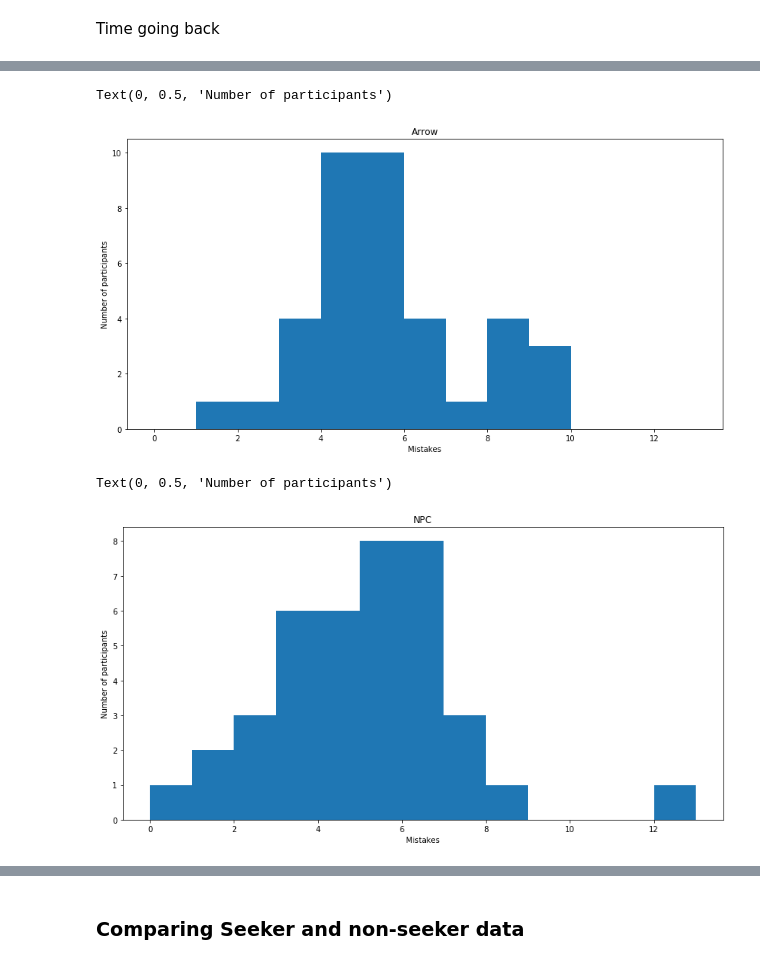
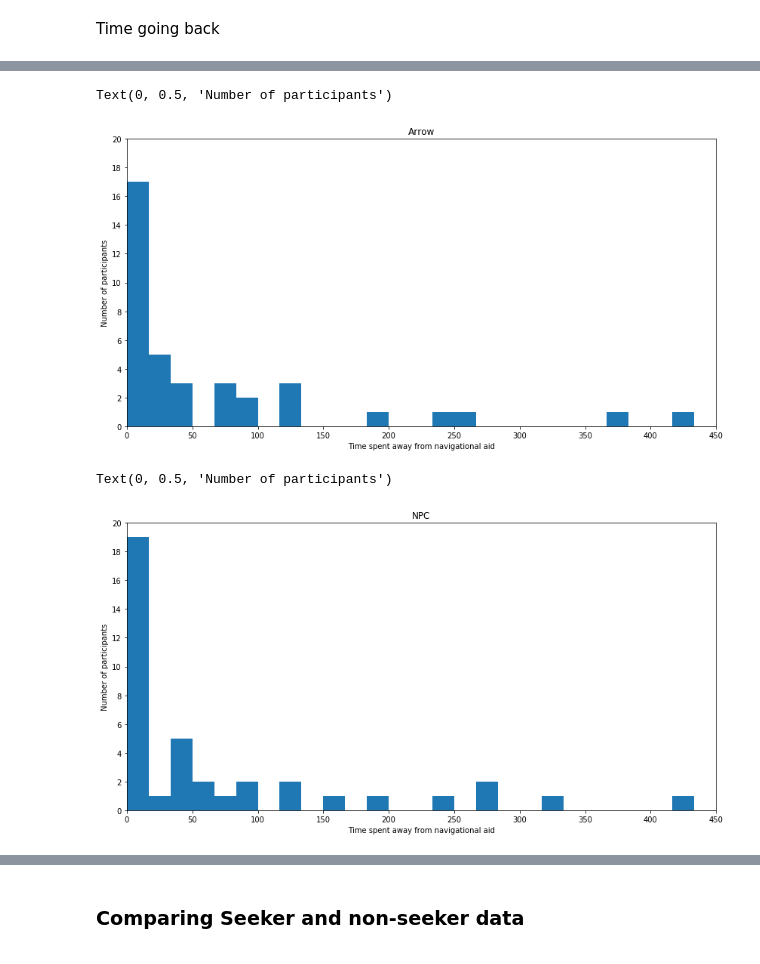
Before and after one commit to latedude2/P5-data-analysis, a Jupyter notebook: P5_result_analysis.ipynb, the cells around one changed output, grey strips where cells are left out. Drawn from its saved outputs; the diff is of its cells as text; code cells hidden in the pictures.

```diff
--- a/P5_result_analysis.ipynb
+++ b/P5_result_analysis.ipynb
@@ -304,18 +468,26 @@ Text(0, 0.5, 'Number of participants')
 # %%
 plt.figure(figsize=(14,7))
-plt.hist(data.loc[data["condition"] == "Arrow", 'mistakes made'], bins = 13, range = (0,13))
+ml = MultipleLocator(2)
+plt.axes().yaxis.set_major_locator(ml)
+plt.ylim(0, 20)
+plt.xlim(0, 450)
+plt.hist(data.loc[data["condition"] == "Arrow", 'time spent away from navigational aid'], bins = 27, range = (0, 450))
 plt.title("Arrow")
-plt.xlabel("Mistakes")
+plt.xlabel("Time spent away from navigational aid")
 plt.ylabel("Number of participants")
 # %% [output]
 Text(0, 0.5, 'Number of participants')
-[figure, old version]
+[figure, new version]
 # %%
 plt.figure(figsize=(14,7))
-plt.hist(data.loc[data["condition"] == "NPC", 'mistakes made'], bins = 13, range = (0,13))
+plt.ylim(0, 20)
+plt.xlim(0, 450)
+ml = MultipleLocator(2)
+plt.axes().yaxis.set_major_locator(ml)
+plt.hist(data.loc[data["condition"] == "NPC", 'time spent away from navigational aid'], bins = 27, range = (0, 450))
 plt.title("NPC")
-plt.xlabel("Mistakes")
+plt.xlabel("Time spent away from navigational aid")
 plt.ylabel("Number of participants")
 # %% [output]
 Text(0, 0.5, 'Number of participants')
-[figure, old version]
+[figure, new version]
```
Also changed, not shown: parts of 61 cells of this notebook, 1 other file.
